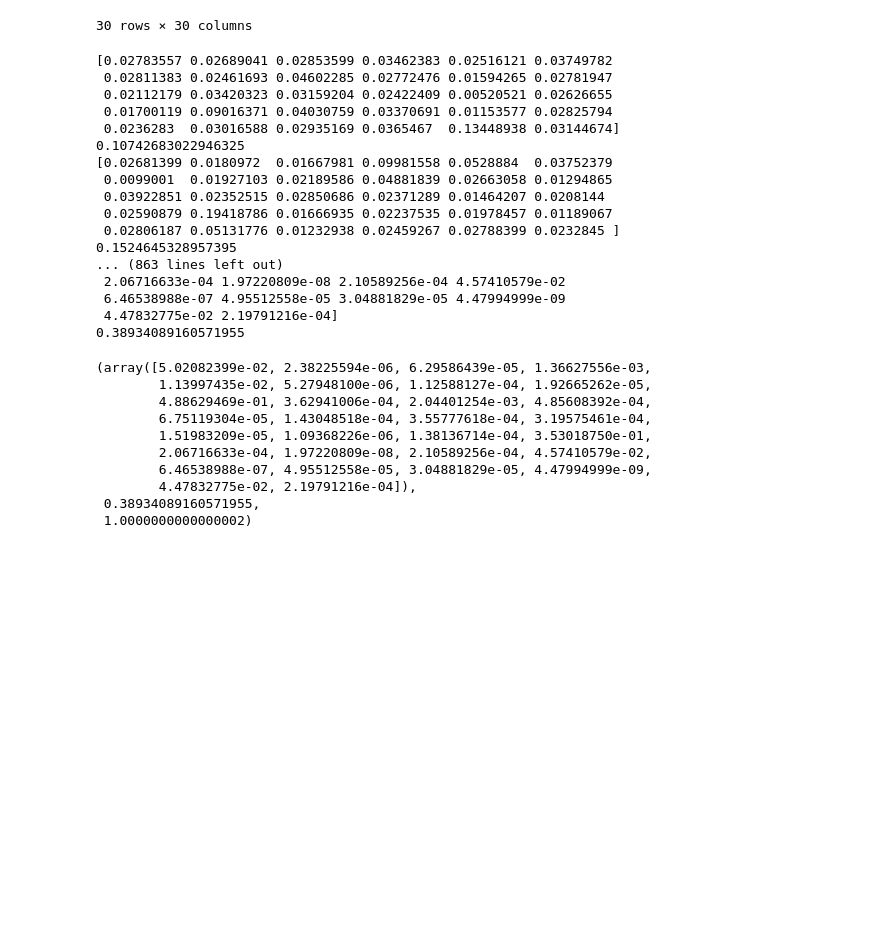
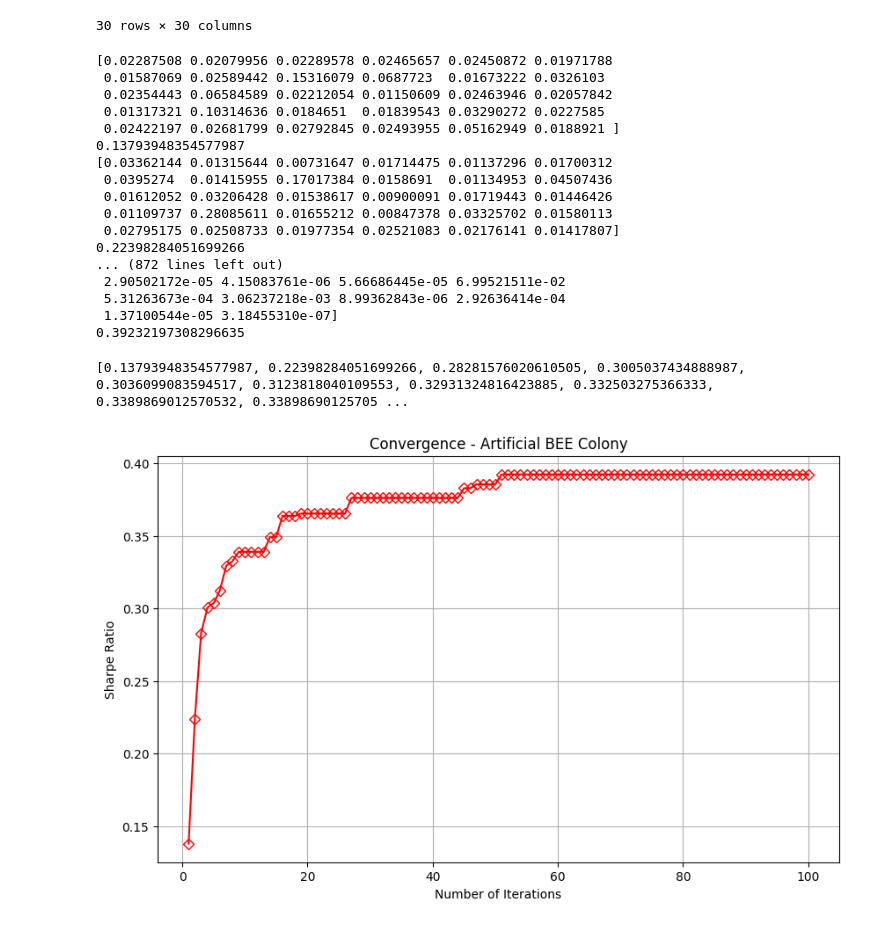
Before and after one commit to TsarIM/AEO-portfolio, a Jupyter notebook: ABC.ipynb, the cells around one changed output. Saved outputs shown, nothing was run; the diff lists cells and outputs as text; code cells hidden in the pictures; blank space fills up the shorter version.

```diff
--- a/ABC.ipynb
+++ b/ABC.ipynb
@@ -96,9 +96,10 @@ def ABC(Returns,covariance,n_iters,n_popn):
   BestX = individuals[-1, :]
 
   C=np.zeros((n_popn,1))#Abandonment Counter
-  BestCostHistory=np.zeros((n_iters,1))#Array to Hold Best Cost Values
 
   new_indi=np.zeros((n_popn,dim))
+
+  history=[]
 
   for it in range(n_iters):
 
@@ -166,35 +167,48 @@ def ABC(Returns,covariance,n_iters,n_popn):
     BestX = individuals[-1,:]
     print(softmax(BestX))
     print(-BestF)
+    history.append(-BestF)
 
-  return softmax(BestX),-BestF,np.sum(softmax(BestX))
+  return history,softmax(BestX),-BestF
 # %%
-ABC(Returns,covariance,100,100)
+history,BestX,Sharpe=ABC(Returns,covariance,100,100)
 # %% [output]
-[0.02783557 0.02689041 0.02853599 0.03462383 0.02516121 0.03749782
- 0.02811383 0.02461693 0.04602285 0.02772476 0.01594265 0.02781947
- 0.02112179 0.03420323 0.03159204 0.02422409 0.00520521 0.02626655
- 0.01700119 0.09016371 0.04030759 0.03370691 0.01153577 0.02825794
- 0.0236283  0.03016588 0.02935169 0.0365467  0.13448938 0.03144674]
-0.10742683022946325
-[0.02681399 0.0180972  0.01667981 0.09981558 0.0528884  0.03752379
- 0.0099001  0.01927103 0.02189586 0.04881839 0.02663058 0.01294865
- 0.03922851 0.02352515 0.02850686 0.02371289 0.01464207 0.0208144
- 0.02590879 0.19418786 0.01666935 0.02237535 0.01978457 0.01189067
- 0.02806187 0.05131776 0.01232938 0.02459267 0.02788399 0.0232845 ]
-0.1524645328957395
-... (863 lines left out)
- 2.06716633e-04 1.97220809e-08 2.10589256e-04 4.57410579e-02
- 6.46538988e-07 4.95512558e-05 3.04881829e-05 4.47994999e-09
- 4.47832775e-02 2.19791216e-04]
-0.38934089160571955
+[0.02287508 0.02079956 0.02289578 0.02465657 0.02450872 0.01971788
+ 0.01587069 0.02589442 0.15316079 0.0687723  0.01673222 0.0326103
+ 0.02354443 0.06584589 0.02212054 0.01150609 0.02463946 0.02057842
+ 0.01317321 0.10314636 0.0184651  0.01839543 0.03290272 0.0227585
+ 0.02422197 0.02681799 0.02792845 0.02493955 0.05162949 0.0188921 ]
+0.13793948354577987
+[0.03362144 0.01315644 0.00731647 0.01714475 0.01137296 0.01700312
+ 0.0395274  0.01415955 0.17017384 0.0158691  0.01134953 0.04507436
+ 0.01612052 0.03206428 0.01538617 0.00900091 0.01719443 0.01446426
+ 0.01109737 0.28085611 0.01655212 0.00847378 0.03325702 0.01580113
+ 0.02795175 0.02508733 0.01977354 0.02521083 0.02176141 0.01417807]
+0.22398284051699266
+... (872 lines left out)
+ 2.90502172e-05 4.15083761e-06 5.66686445e-05 6.99521511e-02
+ 5.31263673e-04 3.06237218e-03 8.99362843e-06 2.92636414e-04
+ 1.37100544e-05 3.18455310e-07]
+0.39232197308296635
-(array([5.02082399e-02, 2.38225594e-06, 6.29586439e-05, 1.36627556e-03,
-        1.13997435e-02, 5.27948100e-06, 1.12588127e-04, 1.92665262e-05,
-        4.88629469e-01, 3.62941006e-04, 2.04401254e-03, 4.85608392e-04,
-        6.75119304e-05, 1.43048518e-04, 3.55777618e-04, 3.19575461e-04,
-        1.51983209e-05, 1.09368226e-06, 1.38136714e-04, 3.53018750e-01,
-        2.06716633e-04, 1.97220809e-08, 2.10589256e-04, 4.57410579e-02,
-        6.46538988e-07, 4.95512558e-05, 3.04881829e-05, 4.47994999e-09,
-        4.47832775e-02, 2.19791216e-04]),
- 0.38934089160571955,
- 1.0000000000000002)
+# %%
+print(history)
+# %% [output]
+[0.13793948354577987, 0.22398284051699266, 0.28281576020610505, 0.3005037434888987, 0.3036099083594517, 0.3123818040109553, 0.32931324816423885, 0.332503275366333, 0.3389869012570532, 0.33898690125705 ...
+# %%
+# Number of iterations
+iterations = range(1, len(history) + 1)
+
+# Plotting the convergence graph
+plt.figure(figsize=(10, 6))
+plt.plot(iterations, history, marker='D', linestyle='-', color='r',markerfacecolor='none', markeredgecolor='r')
+
+plt.title('Convergence - Artificial BEE Colony')
+plt.xlabel('Number of Iterations')
+plt.ylabel('Sharpe Ratio')
+
+plt.grid(True)
+
+# Showing the plot
+plt.show()
+# %% [output]
+[figure, added]
```
